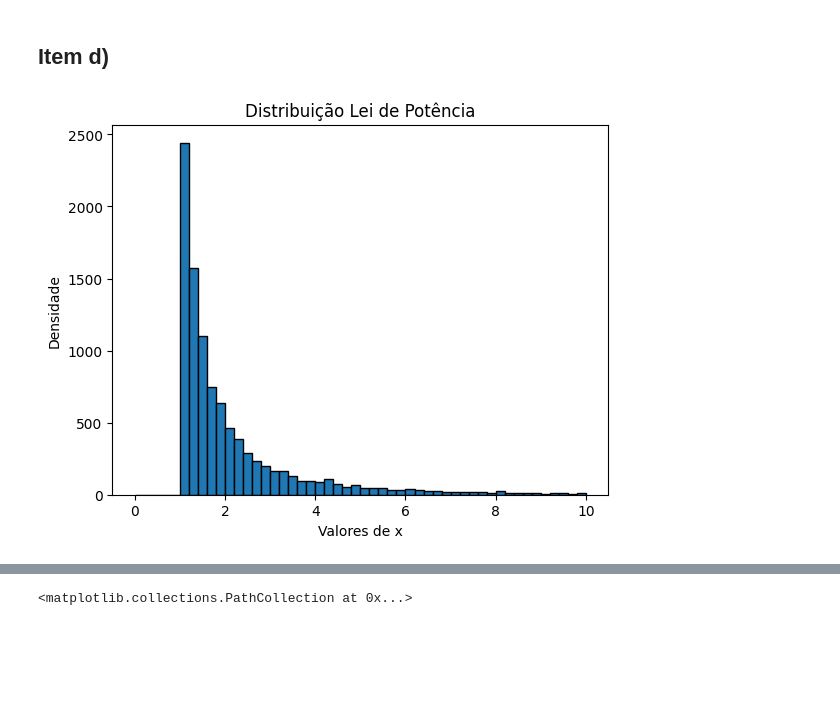
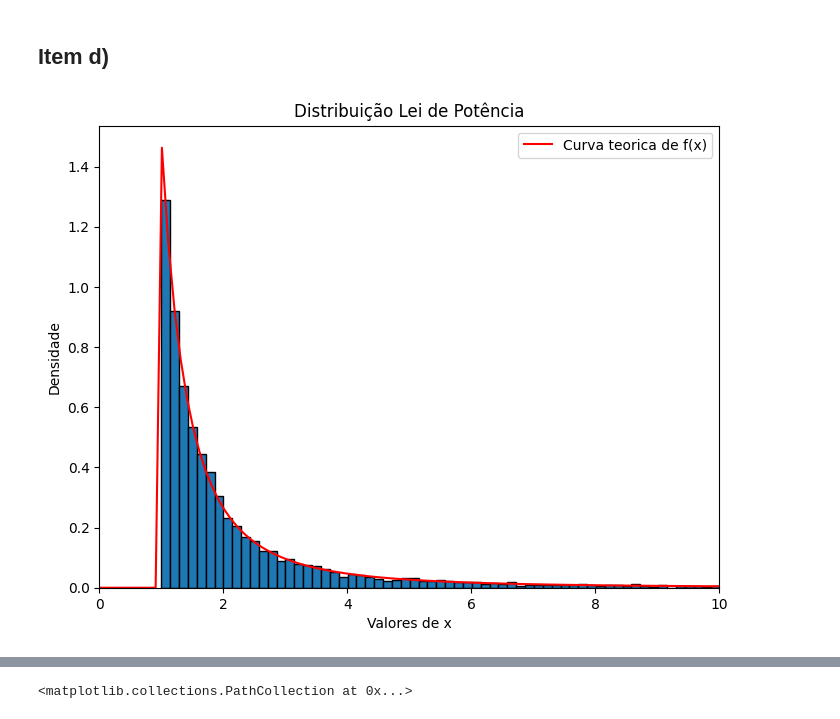
Before and after one commit to pultrini/Fisica_computacional, a Jupyter notebook: Trabalho 1/questão2.ipynb, the cells around one changed output, grey strips where cells are left out. Cells and saved outputs as stored; diff of their text form; code cells hidden in the pictures; blank space fills up the shorter version.

```diff
--- a/Trabalho 1/questão2.ipynb
+++ b/Trabalho 1/questão2.ipynb
@@ -8,33 +8,41 @@ import matplotlib.pyplot as plt
 # %%
 # F^-1
 
-def F(u, alfa, x_min):
-    x = x_min*u**(-1/(alfa-1))
+def inversa(n, alfa, x_min):
+    u = np.random.uniform(0,1,n)
+    x = x_min*(u**(1/(-alfa+1)))
     return x
-# %%
-def f(x, alfa, x_min):
-    p1 = x_min**(alfa-1)
-    p2 = x**(-alfa+1)
-    return p1*p2
+# %%
+def f(x, alfa, x_min):
+    y_values = []
+    for x_ in x:
+        if x_ >= x_min:
+            y = ((alfa-1)*x_min**(alfa-1))*x_**(-alfa)
+            y_values.append(y)
+        else:
+            y_values.append(0)
+    return y_values
 # %%
 
 alfa = 2.5
 x_min = 1
 x_max = 10
 n = 10000
-u = np.random.rand(n)
-x_values = np.linspace(0, x_max, 1000)
+x_values = np.linspace(0.0, x_max, 100)
 
 
-x = F(u,alfa,x_min)
-y = f(x, alfa, x_min)
+dist_values = inversa(n,alfa,x_min)
+
+y = f(x_values,alfa,x_min)
 # %%
-#histograma obtido
-
-plt.hist(x, bins=50, range=(0, x_max), edgecolor = 'black')
+plt.figure(figsize=(8,6))
+plt.histist(dist_values, bins=10000, edgecolor = 'black', density=True)
+plt.plot(x_values, y, label = 'Curva teorica de f(x)', color = 'red', alpha=1)
+plt.xlim(0, x_max)
 plt.title('Distribuição Lei de Potência')
 plt.xlabel('Valores de x')
 plt.ylabel('Densidade')
+plt.legend()
 plt.show()
 # %% [output]
-[figure, old version]
+[figure, new version]
```
Also changed, not shown: parts of 1 cell of this notebook, 1 other file.
